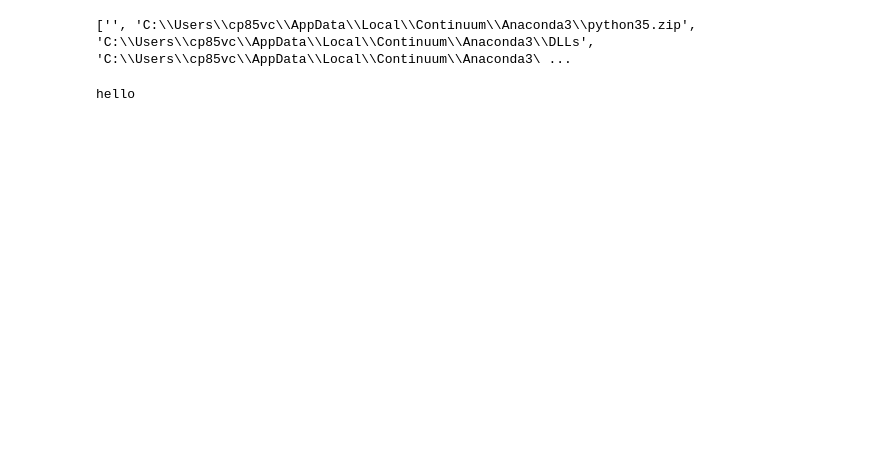
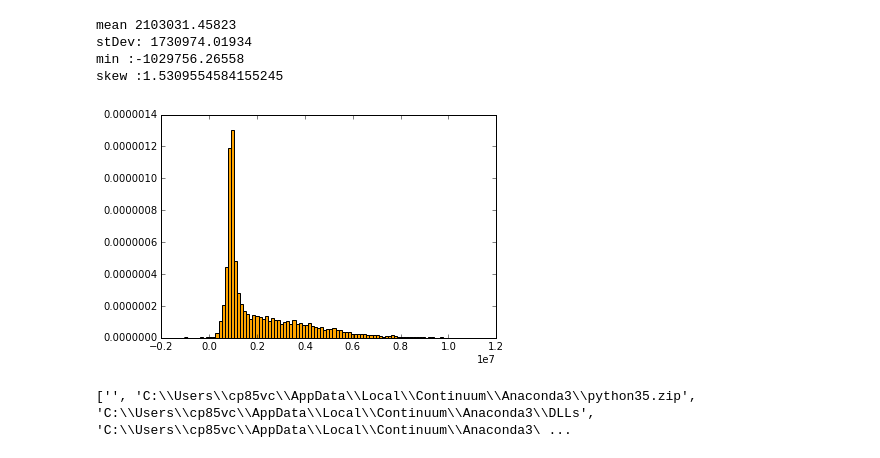
Before and after one commit to FedericoHan/FX_hedge_scenarios, a Jupyter notebook: FX_hedge_scenarios.ipynb, the cells around one changed output. Cells and saved outputs as stored; diff of their text form; code cells hidden in the pictures; blank space fills up the shorter version.

```diff
--- a/FX_hedge_scenarios.ipynb
+++ b/FX_hedge_scenarios.ipynb
@@ -205,10 +224,16 @@ skew :1.504096642700333
+# %%
+option = HedgeFXO(sales_price, expected_volume, expected_volume_deviation, expected_spot, st_dev_spot, cost_per_unit,\
+                     fixed_cost, 1.14, 0.10, 0, 0, 1, sales_price * expected_volume)
+option.display(10000)
+# %% [output]
+mean 2103031.45823
+stDev: 1730974.01934
+min :-1029756.26558
+skew :1.5309554584155245
+[figure, added]
 # %%
 import sys
 # %%
 print(sys.path)
 # %% [output]
 ['', 'C:\\Users\\cp85vc\\AppData\\Local\\Continuum\\Anaconda3\\python35.zip', 'C:\\Users\\cp85vc\\AppData\\Local\\Continuum\\Anaconda3\\DLLs', 'C:\\Users\\cp85vc\\AppData\\Local\\Continuum\\Anaconda3\ ...
-# %%
-FXOption_class.printhello()
-# %% [output]
-hello
```
Also changed, not shown: parts of 11 cells of this notebook.
